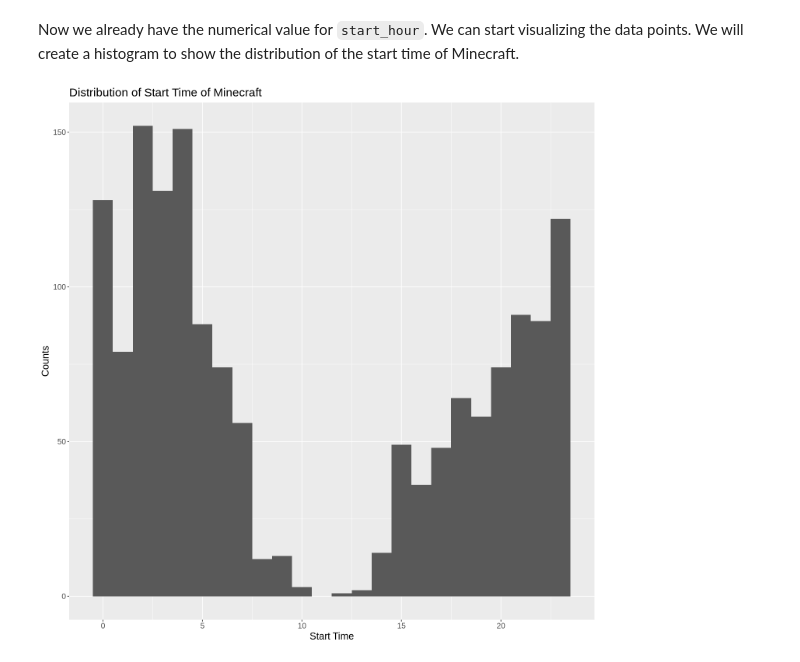
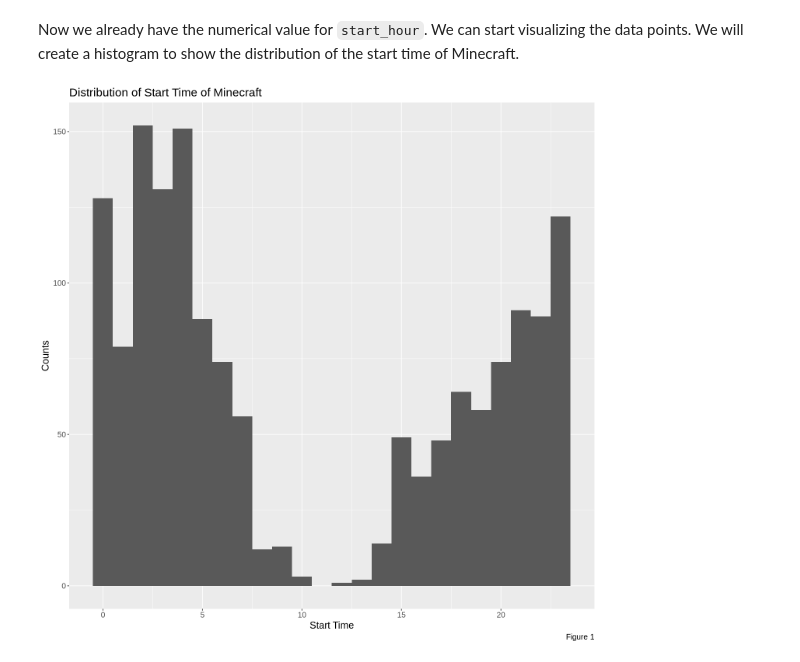
Before and after one commit to GuestZero6/dsci100-project, a Jupyter notebook: dsci100-project.ipynb, the cells around one changed output. Cells and saved outputs as stored; diff of their text form; code cells hidden in the pictures.

```diff
--- a/dsci100-project.ipynb
+++ b/dsci100-project.ipynb
@@ -99,13 +99,14 @@ A tibble: 1535 × 3
 Now we already have the numerical value for `start_hour`. We can start visualizing the data points. We will create a histogram to show the distribution of the start time of Minecraft.
 # %%
 options(repr.plot.width = 12, repr.plot.height = 12)
-time_plot <- ggplot(session_new,
+time_plot_1 <- ggplot(session_new,
                       aes(x = start_hour)) +
   geom_histogram(binwidth = 1) +
   labs(x = "Start Time",
        y = "Counts",
+       caption = "Figure 1",
       title = "Distribution of Start Time of Minecraft") +
   theme(text = element_text(size = 15))
-time_plot
+time_plot_1
 # %% [output]
-[figure, old version]
+[figure, new version]
```
Also changed, not shown: parts of 10 cells of this notebook.
